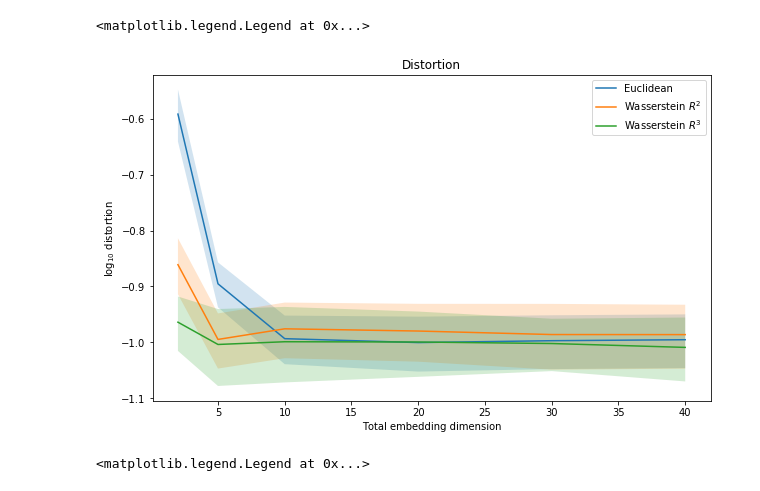
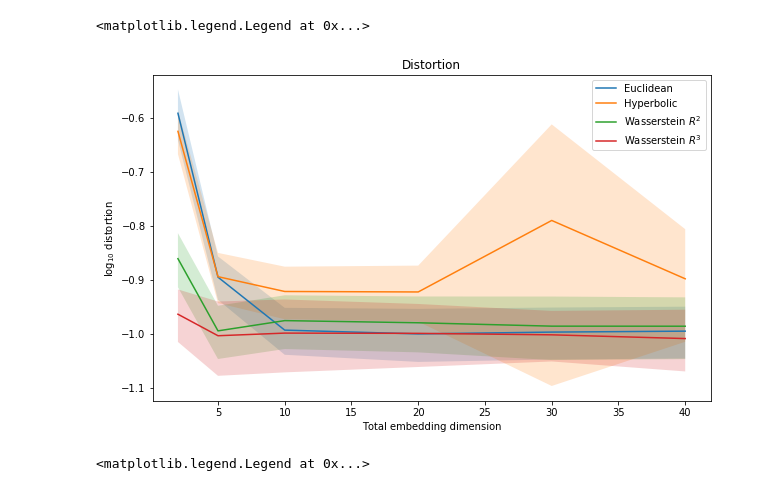
Before and after one commit to svenhsia/Entropic-Wasserstein-Embedding, a Jupyter notebook: main.ipynb, the cells around one changed output. Saved outputs shown, nothing was run; the diff lists cells and outputs as text; code cells hidden in the pictures.

```diff
--- a/main.ipynb
+++ b/main.ipynb
@@ -25,6 +25,9 @@ time_reg = np.zeros((num_embed_types, num_embed_dims, 8))
 
 time_graphs = [1, 3, 5, 6, 7, 8, 9, 10]
 
+embeddings = []
+embed_distances = []
+
 for graph_id in range(10):
     for i, embed_type in enumerate(embed_types):
         for j, embed_dim in enumerate(embed_dims):
@@ -33,6 +36,10 @@ for graph_id in range(10):
             loss = loss_history[-1]
             loss_reg[i, j, graph_id] = loss
 
+            if graph_id == 0 and embed_dim == 40:
+                embeddings.append(res['embeddings'])
+                embed_distances.append(res['embed_distances'])
+
 for g, graph_id in enumerate(time_graphs):
     for i, embed_type in enumerate(embed_types):
         for j, embed_dim in enumerate(embed_dims):
@@ -58,36 +65,36 @@ std_WassR2_loss = np.std(WassR2_loss, axis=-1)
 upper_confidence_WassR2 = mean_WassR2_loss + 1.96 * std_WassR2_loss
 lower_confidence_WassR2 = mean_WassR2_loss - 1.96 * std_WassR2_loss
 
 mean_WassR3_loss = np.mean(WassR3_loss, axis=-1)
 std_WassR3_loss = np.std(WassR3_loss, axis=-1)
 upper_confidence_WassR3 = mean_WassR3_loss + 1.96 * std_WassR3_loss
 lower_confidence_WassR3 = mean_WassR3_loss - 1.96 * std_WassR3_loss
 
 mean_KL_loss = np.mean(KL_loss, axis=-1)
 std_KL_loss = np.std(KL_loss, axis=-1)
 upper_confidence_KL = mean_KL_loss + 1.96 * std_KL_loss
 lower_confidence_KL = mean_KL_loss - 1.96 * std_KL_loss
 
 # plt.figure(figsize=(10, 6))
 _, ax = plt.subplots(figsize=(10, 6))
 ax.plot(embed_dims, np.log10(mean_Euc_loss), label='Euclidean')
 ax.fill_between(embed_dims, np.log10(upper_confidence_Euc), np.log10(lower_confidence_Euc), alpha=0.2)
-# ax.plot(embed_dims, np.log10(mean_Hyper_loss), label='Hyperbolic')
-# ax.fill_between(embed_dims, np.log10(upper_confidence_Hyper), np.log10(lower_confidence_Hyper), alpha=0.2)
+ax.plot(embed_dims, np.log10(mean_Hyper_loss), label='Hyperbolic')
+ax.fill_between(embed_dims, np.log10(upper_confidence_Hyper), np.log10(lower_confidence_Hyper), alpha=0.2)
 ax.plot(embed_dims, np.log10(mean_WassR2_loss), label='Wasserstein $R^2$')
 ax.fill_between(embed_dims, np.log10(upper_confidence_WassR2), np.log10(lower_confidence_WassR2), alpha=0.2)
 ax.plot(embed_dims, np.log10(mean_WassR3_loss), label='Wasserstein $R^3$')
 ax.fill_between(embed_dims, np.log10(upper_confidence_WassR3), np.log10(lower_confidence_WassR3), alpha=0.2)
 # ax.plot(embed_dims, np.log10(mean_KL_loss), label='KL')
 # ax.fill_between(embed_dims, np.log10(upper_confidence_KL), np.log10(lower_confidence_KL), alpha=0.4)
 ax.set_xlabel('Total embedding dimension')
 ax.set_ylabel('$\log_{10}$ distortion')
 ax.set_title('Distortion')
 ax.legend(loc='best')
 # plt.show()
 # %% [output]
 <matplotlib.legend.Legend at 0x...>
-[figure, old version]
+[figure, new version]
 # %%
 Euc_time, Hyper_time, WassR2_time, WassR3_time, KL_time = time_reg
 
```
Also changed, not shown: parts of 3 cells of this notebook.
